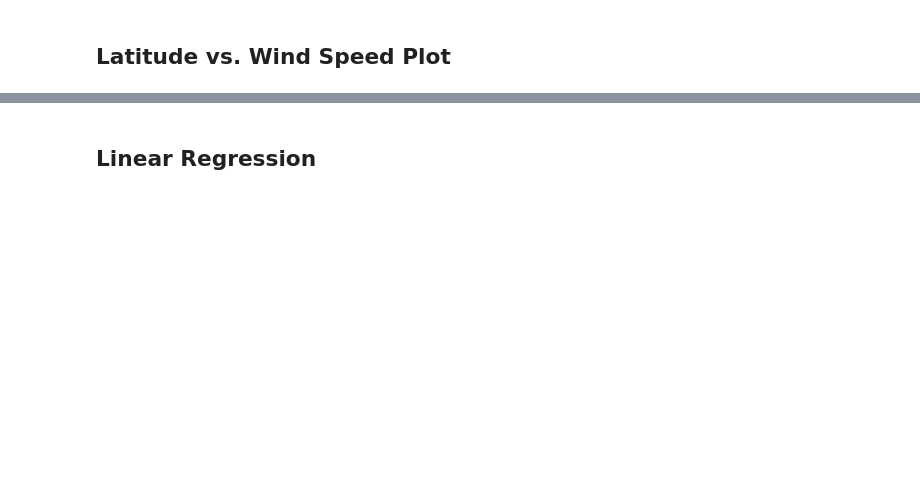
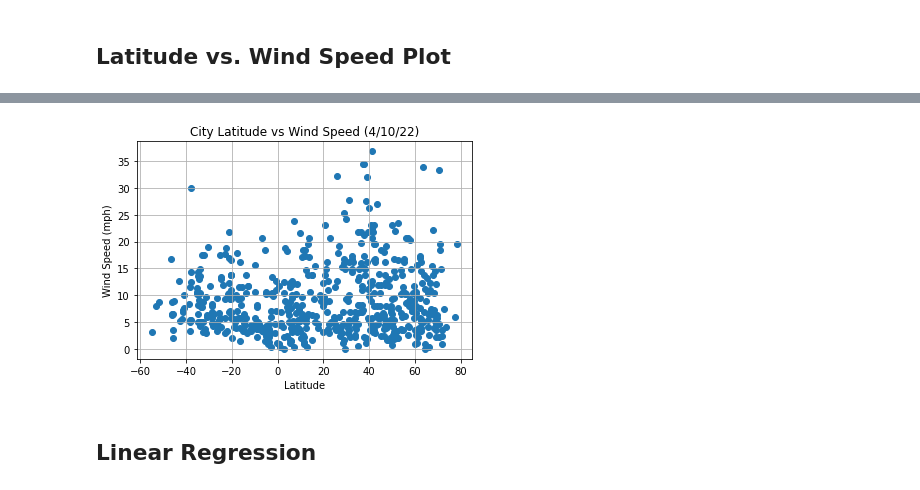
Before and after one commit to vishaalgupta/python-api-challange, a Jupyter notebook: WeatherPy/WeatherPy.ipynb, the cells around one changed output, grey strips where cells are left out. Saved outputs shown, nothing was run; the diff lists cells and outputs as text; code cells hidden in the pictures; blank space fills up the shorter version.

```diff
--- a/WeatherPy/WeatherPy.ipynb
+++ b/WeatherPy/WeatherPy.ipynb
@@ -243,0 +274,12 @@ Int64Index([], dtype='int64')
+# %%
+lat = city_data["Lat"]
+temp = city_data["Wind Speed"]
+plt.scatter(lat, temp)
+plt.title("City Latitude vs Wind Speed (4/10/22)")
+plt.xlabel("Latitude")
+plt.ylabel("Wind Speed (mph)")
+plt.grid()
+plt.savefig("LatitudeVsWindSpeed")
+plt.show()
+# %% [output]
+[figure, added]
```
Also changed, not shown: parts of 13 cells of this notebook, 6 other files.
